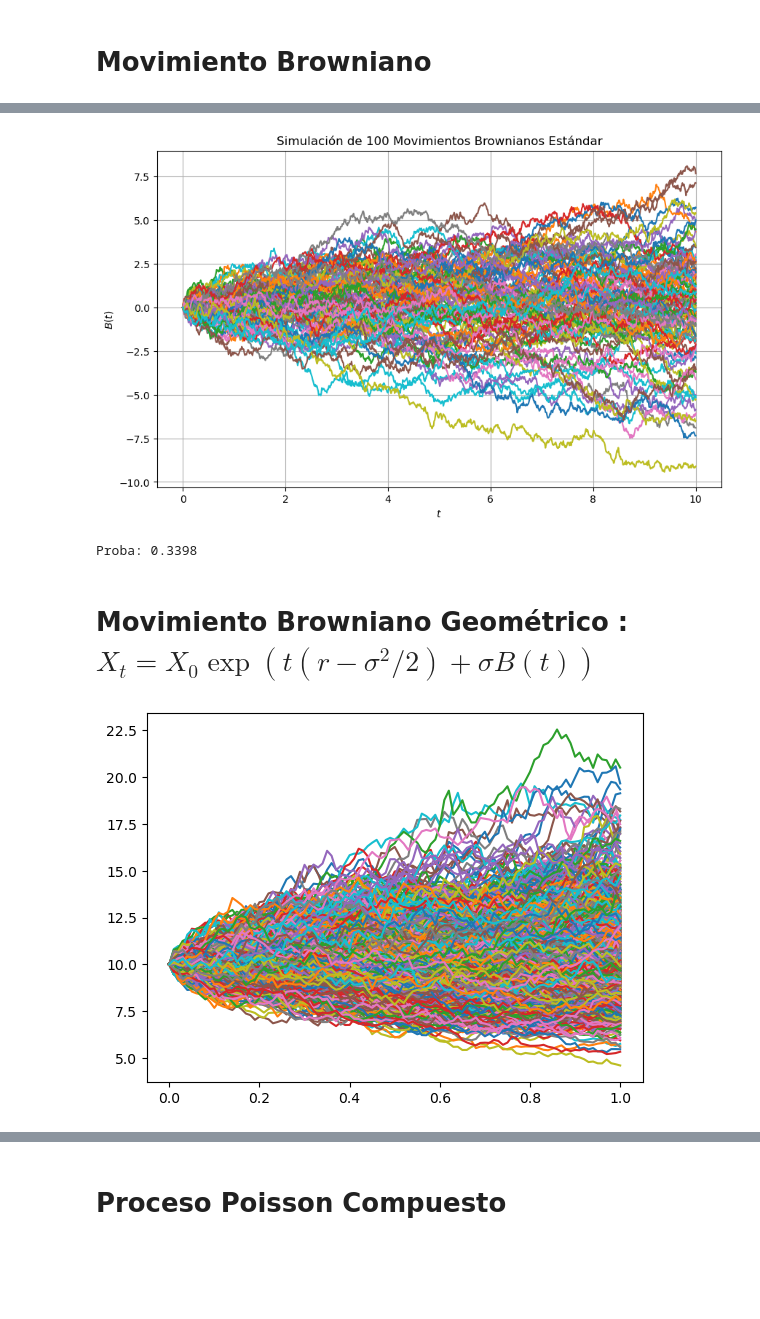
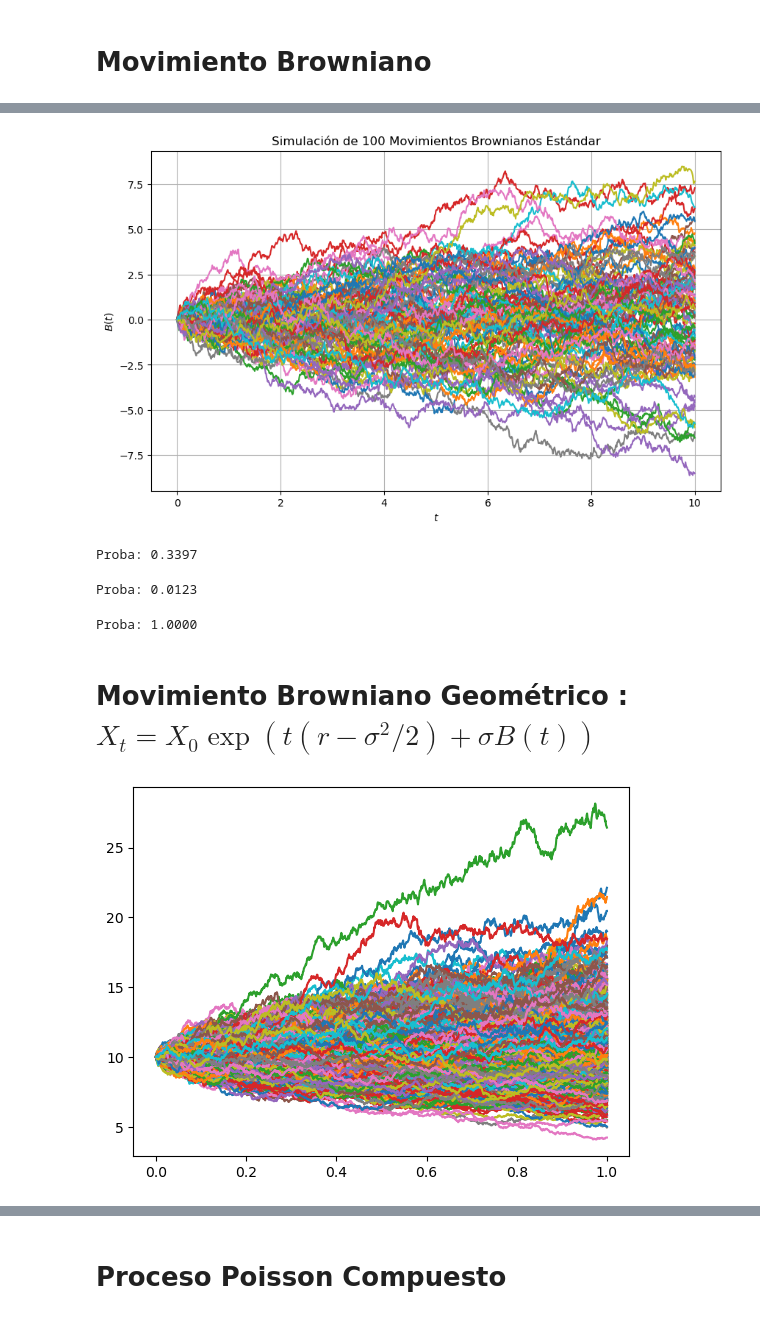
Before and after one commit to yaelrsc/Computaci-n-estad-stica-2026-2, a Jupyter notebook: Monte Carlo/Monte_Carlo_pytorch.ipynb, the cells around one changed output, grey strips where cells are left out. Drawn from its saved outputs; the diff is of its cells as text; code cells hidden in the pictures; blank space fills up the shorter version.

```diff
--- a/Monte Carlo/Monte_Carlo_pytorch.ipynb
+++ b/Monte Carlo/Monte_Carlo_pytorch.ipynb
@@ -2,4 +2,6 @@
 # Movimiento Browniano
 # %%
 import matplotlib.pyplot as plt
+
+plt.style.use("default")
 # %%
@@ -9,14 +12,13 @@ import math
 # %%
 # Simlular Movimiento Browniano
-
-
 class BrownianMotion:
 
     def __init__(self):
+
         self.B_t = None
         self.times = None
 
-    def __call__(self, t = 1, partition_size = 100):
+    def __call__(self, t=1, partition_size=100):
 
         delta = t / partition_size
 
@@ -24,9 +26,11 @@ class BrownianMotion:
 
         self.B_t = torch.zeros(self.times.shape[0])
 
-        self.B_t[1:] = math.sqrt(delta) * dist.Normal(0.0, 1.0).sample((partition_size,)).cumsum(dim=0)
+        self.B_t[1:] = math.sqrt(delta) * dist.Normal(0.0, 1.0).sample(
+            (partition_size,)
+        ).cumsum(dim=0)
 
-    def simulate_k (self, t = 1, partition_size = 100, k = 100):
+    def simulate_k(self, t=1, partition_size=100, k=100, antithetic=False):
 
         delta = t / partition_size
 
@@ -34,9 +38,20 @@ class BrownianMotion:
 
         B_t = torch.zeros((times.shape[0], k))
 
-        B_t[1:, :] = math.sqrt(delta) * dist.Normal(0.0, 1.0).sample((partition_size, k)).cumsum(dim=0)
+        Z = dist.Normal(0.0, 1.0).sample((partition_size, k))
 
-        return B_t, times
+        B_t[1:, :] = (math.sqrt(delta) * Z).cumsum(dim=0)
+
+        if antithetic:
+
+            A_B_t = torch.zeros((times.shape[0], k))
+            A_B_t[1:, :] = (-math.sqrt(delta) * Z).cumsum(dim=0)
+
+            return B_t, A_B_t, times
+
+        else:
+
+            return B_t, times
 
     def plot_k(self, t=1, partition_size=100, k=100):
 
@@ -53,8 +68,7 @@ class BrownianMotion:
 
         plt.show()
 
-
-    def plot(self, t = 1, partition_size = 10):
+    def plot(self, t=1, partition_size=10):
         self(t, partition_size)
         plt.plot(self.times, self.B_t)
         plt.grid(True)
@@ -87,31 +101,56 @@ Var(B_t): 10.0246
 # %%
-#
-brow_mo.plot_k(partition_size = 1000, k = 100, t=10)
+# k M.B
+brow_mo.plot_k(partition_size=1000, k=100, t=10)
 # %% [output]
-[figure, old version]
+[figure, new version]
 # %%
-# Probabilidad de que el movimiento browniano supere la barrera a<0<b anted del tiempo t=10
+# Probabilidad de que el movimiento browniano supere la barrera a<0<b antes del tiempo t=10
 b = 5.5
 a = -3.5
 
-Ind =  ((((B_t<a) | (B_t > b)).float()).sum(dim=0)>0).float()
+Ind = ((((B_t < a) | (B_t > b)).float()).sum(dim=0) > 0).float()
 
 prob_ab = Ind.mean().item()
-print('Proba: {:.4f}'.format(prob_ab))
+print("Proba: {:.4f}".format(prob_ab))
 # %% [output]
-Proba: 0.3398
+Proba: 0.3397
+# %%
+# Probabilidad de que el movimiento browniano supere la barrera a<0<b antes del tiempo t=10
+b = 10
+a = -8
+
+Ind = ((((B_t < a) | (B_t > b)).float()).sum(dim=0) > 0).float()
+
+prob_ab = Ind.mean().item()
+print("Proba: {:.4f}".format(prob_ab))
+# %% [output]
+Proba: 0.0123
+# %%
+# Probabilidad de que el movimiento browniano supere la barrera a<0<b antes del tiempo t=10
+b = 1
+a = -1
+
+Ind = ((((B_t < a) | (B_t > b)).float()).sum(dim=0) > 0).float()
+
+prob_ab = Ind.mean().item()
+print("Proba: {:.4f}".format(prob_ab))
+# %% [output]
+Proba: 1.0000
 # %% [markdown]
 # Movimiento Browniano Geométrico :  $X_t = X_0 \exp(t(r-\sigma^2/2)+\sigma B(t))$
 # %%
-x_0 = 10.0 # Precio inicial
-r = 0.05 # tasa libre de riesgo
-sigma2 = 0.05 # Volatilidad
+x_0 = 10.0  # Precio inicial
+r = 0.05  # tasa libre de riesgo
+sigma2 = 0.05  # Volatilidad
 
+B_t, A_B_t, times = brow_mo.simulate_k(
+    partition_size=1000, k=500000, t=1, antithetic=True
+)
 # MBG
 X_t = x_0 * torch.exp((r - sigma2 / 2) * times[:, None] + math.sqrt(sigma2) * B_t)
 # %%
-plt.plot(times[:101], X_t[:101, :1000])
+plt.plot(times, X_t[:, :1000])
 plt.show()
 # %% [output]
-[figure, old version]
+[figure, new version]
 # %%
```
Also changed, not shown: parts of 33 cells of this notebook, 7 other files.
